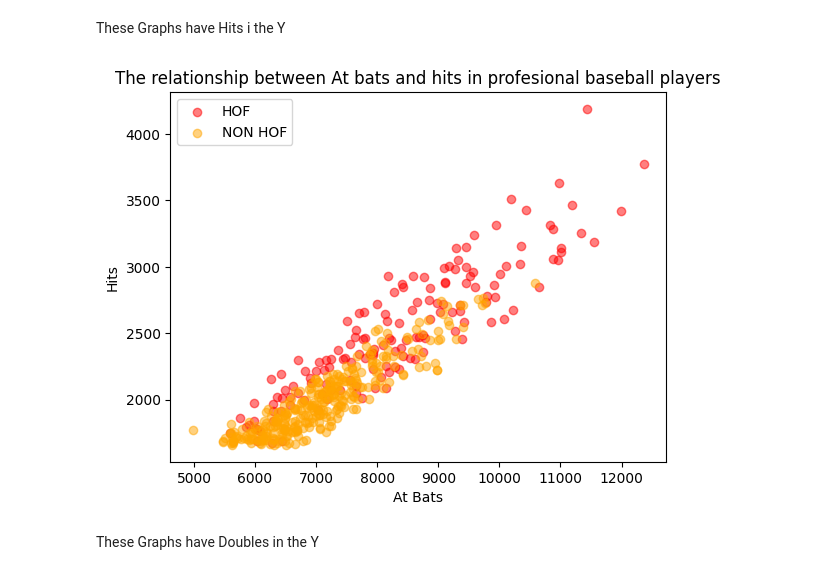
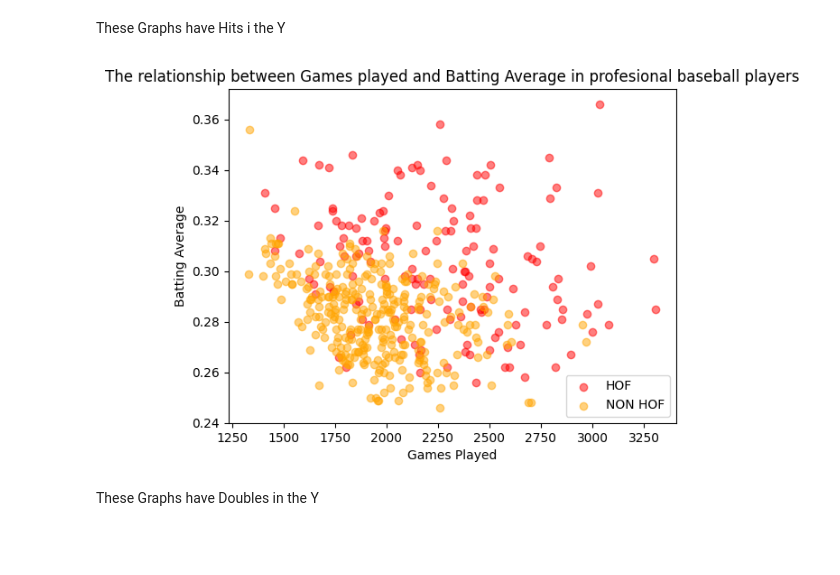
Before and after one commit to LucaMorocco/Luca-s-room, a Jupyter notebook: Coding_School_data_science_project_Baseball.ipynb, the cells around one changed output. Drawn from its saved outputs; the diff is of its cells as text; code cells hidden in the pictures; blank space fills up the shorter version.

```diff
--- a/Coding_School_data_science_project_Baseball.ipynb
+++ b/Coding_School_data_science_project_Baseball.ipynb
@@ -279,20 +280,20 @@ plt.show()
 # %% [markdown]
 These Graphs have Hits i the Y
 # %%
-plt.scatter(df_one[df_one['Hall of Fame'] == 1]['At Bats'],df_one[df_one['Hall of Fame'] == 1]
- ['Hits'], alpha = 0.5, color ='red', label = 'HOF')
-plt.scatter(df_one[df_one['Hall of Fame'] == 0]['At Bats'],df_one[df_one['Hall of Fame'] == 0]
- ['Hits'], alpha = 0.5, color= "orange", label = 'NON HOF')
-plt.title("The relationship between At bats and hits in profesional baseball players")
-plt.xlabel('At Bats')
-plt.ylabel('Hits')
+plt.scatter(df_one[df_one['Hall of Fame'] == 1]['Games Played'],df_one[df_one['Hall of Fame'] == 1]
+ ['Batting Average'], alpha = 0.5, color ='red', label = 'HOF')
+plt.scatter(df_one[df_one['Hall of Fame'] == 0]['Games Played'],df_one[df_one['Hall of Fame'] == 0]
+ ['Batting Average'], alpha = 0.5, color= "orange", label = 'NON HOF')
+plt.title("The relationship between Games played and Batting Average in profesional baseball players")
+plt.xlabel('Games Played')
+plt.ylabel('Batting Average')
 plt.legend()
 plt.show()
 # this plot is super interesting because it suggests that once again longevity is important for hall of fame players. It also
 # hints that there are other factors that determine if you go to the hall of fame because there is a large overlap betweeen HOF
 #and Non HOF players
 # %% [output]
-[figure, old version]
+[figure, new version]
 # %% [markdown]
 These Graphs have Doubles in the Y
 # %%
```
Also changed, not shown: parts of 22 cells of this notebook.
